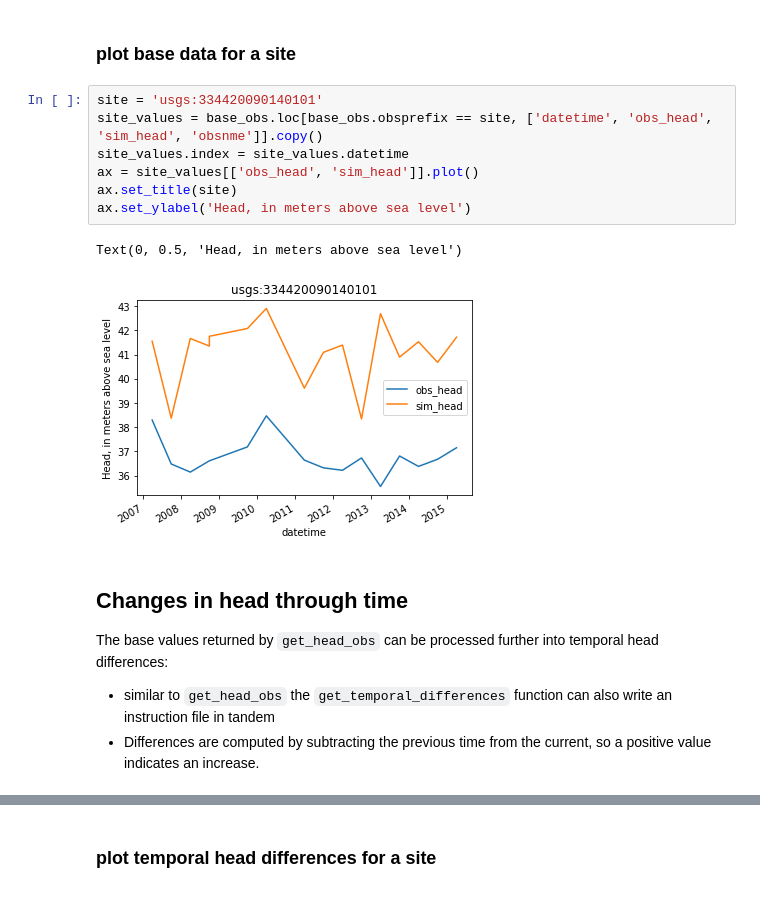
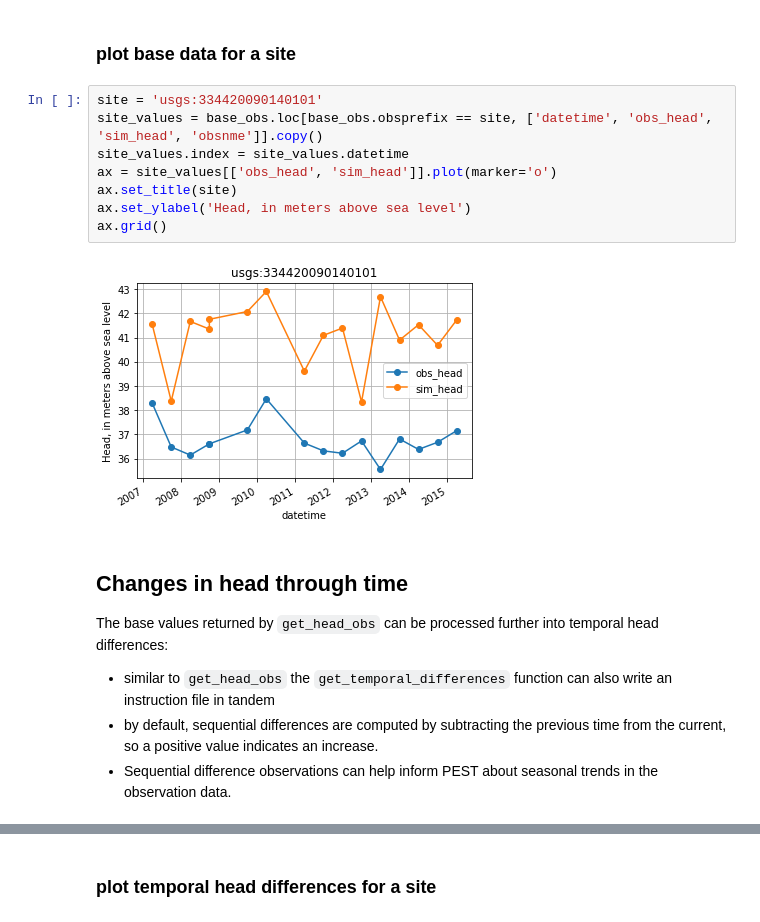
Before and after one commit to aleaf/modflow-obs, a Jupyter notebook: docs/source/notebooks/Example.ipynb, the cells around one changed output, grey strips where cells are left out. Drawn from its saved outputs; the diff is of its cells as text.

```diff
--- a/docs/source/notebooks/Example.ipynb
+++ b/docs/source/notebooks/Example.ipynb
@@ -226,20 +233,21 @@ l1 w w w w w !usgs:333145090261901_201503! w w w w w
 # %%
 site = 'usgs:334420090140101'
 site_values = base_obs.loc[base_obs.obsprefix == site, ['datetime', 'obs_head', 'sim_head', 'obsnme']].copy()
 site_values.index = site_values.datetime
-ax = site_values[['obs_head', 'sim_head']].plot()
+ax = site_values[['obs_head', 'sim_head']].plot(marker='o')
 ax.set_title(site)
 ax.set_ylabel('Head, in meters above sea level')
+ax.grid()
 # %% [output]
-Text(0, 0.5, 'Head, in meters above sea level')
-[figure, old version]
+[figure, new version]
 # %% [markdown]
 ## Changes in head through time
 The base values returned by ``get_head_obs`` can be processed further into temporal head differences:
 
 * similar to ``get_head_obs`` the ``get_temporal_differences`` function can also write an instruction file in tandem
-* Differences are computed by subtracting the previous time from the current,
+* by default, sequential differences are computed by subtracting the previous time from the current,
     so a positive value indicates an increase.
+* Sequential difference observations can help inform PEST about seasonal trends in the observation data.
 # %%
 from mfobs.obs import get_temporal_differences
 
```
Also changed, not shown: parts of 14 cells of this notebook, 5 other files.
